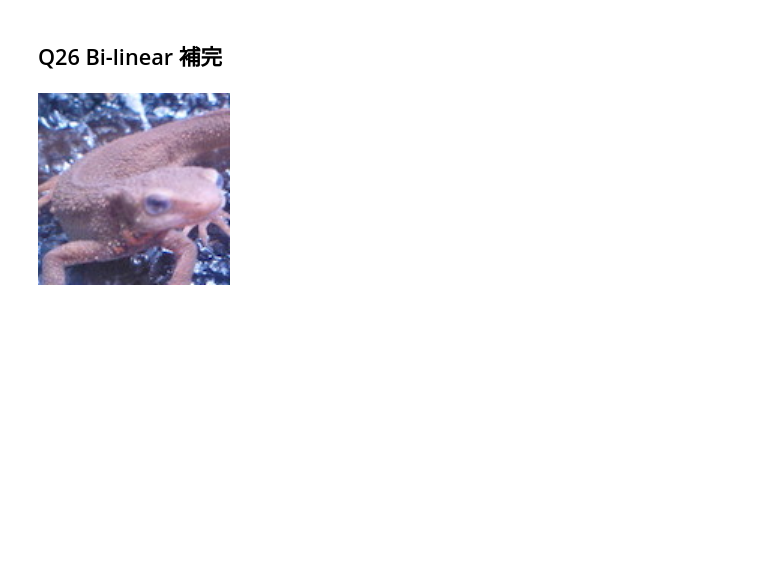
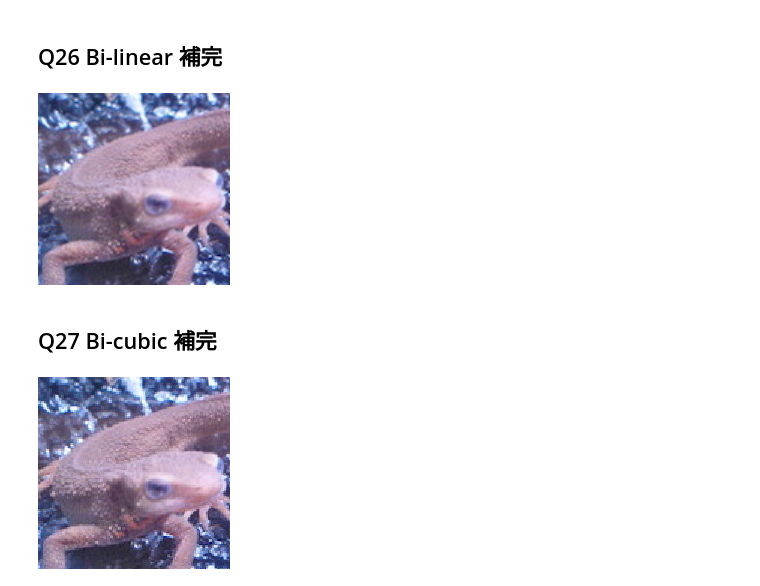
Before and after one commit to whatalnk/Gasyori100knock, a Jupyter notebook: notebooks/Question_21_30.ipynb, the cells around one changed output. Saved outputs shown, nothing was run; the diff lists cells and outputs as text; code cells hidden in the pictures; blank space fills up the shorter version.

Commit message:
Q27 Bi-cubic interpolation

```diff
--- a/notebooks/Question_21_30.ipynb
+++ b/notebooks/Question_21_30.ipynb
@@ -266,3 +266,74 @@ out = interpolate_bl(img)
 cv2_imshow(out)
 # %% [output]
 [figure]
+# %% [markdown]
+## Q27 Bi-cubic 補完
+# %%
+def interpolate_bc(img, ax=1.5, ay=1.5):
+  H, W, C = img.shape
+
+  Ha = int(H * ay)
+  Wa = int(W * ax)
+
+  y = np.arange(Ha).repeat(Wa).reshape(Wa, -1)
+  x = np.tile(np.arange(Wa), (Ha, 1))
+
+  y = (y / ay)
+  x = (x / ax)
+
+  ix = np.floor(x).astype(np.int)
+  iy = np.floor(y).astype(np.int)
+
+  ix = np.minimum(ix, W - 1)
+  iy = np.minimum(iy, H - 1)
+
+  dx1 = x - (ix - 1)
+  dx2 = x - ix
+  dx3 = (ix + 1) - x
+  dx4 = (ix + 2) - x
+  dxs = [dx1, dx2, dx3, dx4]
+
+  dy1 = y - (iy - 1)
+  dy2 = y - iy
+  dy3 = (iy + 1) - y
+  dy4 = (iy + 2) - y
+  dys = [dy1, dy2, dy3, dy4]
+
+  def weight(d, a=-1):
+    ret = np.zeros_like(d, dtype=np.float)
+    idx = np.where(d <= 1)
+    ret[idx] = ((a + 2) * np.power(d, 3) - (a + 3) * np.power(d, 2) + 1)[idx]
+    idx = np.where((d > 1) & (d <= 2))
+    ret[idx] = (a * np.power(d, 3) - (a * 5) * np.power(d, 2) + (a * 8) * d - a * 4)[idx]
+    return ret
+
+
+  w_sum = np.zeros((Ha, Wa, C), dtype=np.float)
+  out =  np.zeros((Ha, Wa, C), dtype=np.float)
+
+  for j in range(-1, 3):
+    for i in range(-1, 3):
+      ind_x = np.minimum(np.maximum(ix, 0), W - 1)
+      ind_y = np.minimum(np.maximum(iy, 0), H - 1)
+
+      wx = weight(dxs[i + 1])
+      wy = weight(dys[j + 1])
+
+      wx = np.repeat(np.expand_dims(wx, axis=-1), 3, axis=-1)
+      wy = np.repeat(np.expand_dims(wy, axis=-1), 3, axis=-1)
+
+      w_sum += wx * wy
+      out += wx * wy * img[ind_y, ind_x]
+
+  out /= w_sum
+  out = np.clip(out, 0, 255)
+  out = out.astype(np.uint8)
+
+  return out
+
+img = cv2.imread("imori.jpg")
+out = interpolate_bc(img)
+out.shape
+cv2_imshow(out)
+# %% [output]
+[figure, added]
```
